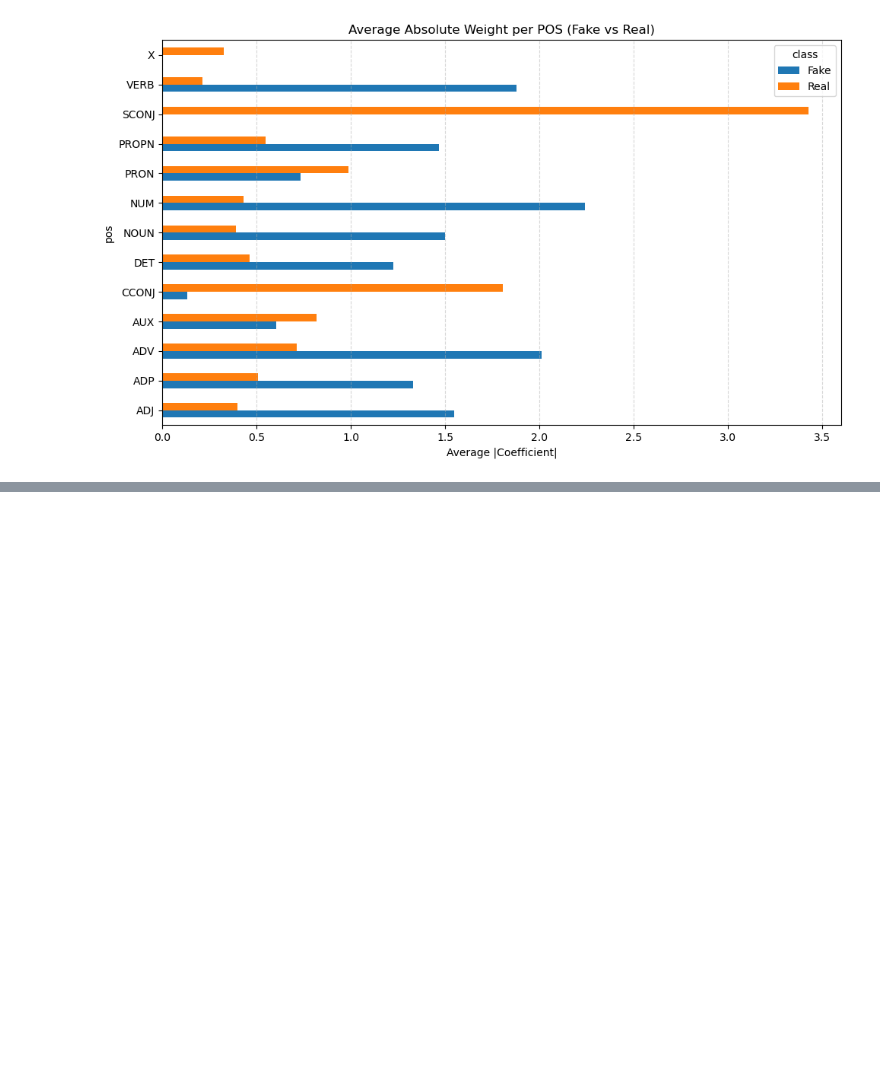
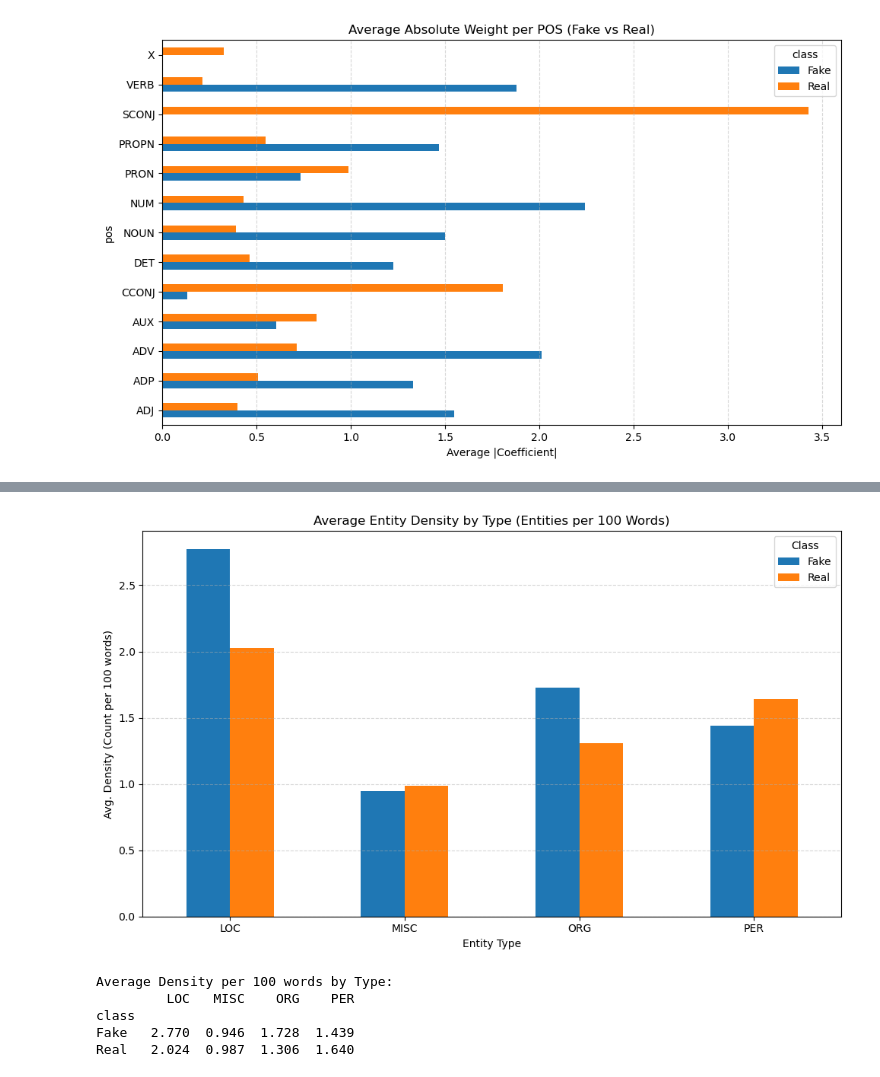
Before and after one commit to DuarteCruz6/MLChallenge-2526, a Jupyter notebook: presentation/notebooks/other_stuff/extra_graphs.ipynb, the cells around one changed output, grey strips where cells are left out. Cells and saved outputs as stored; diff of their text form; code cells hidden in the pictures; blank space fills up the shorter version.

```diff
--- a/presentation/notebooks/other_stuff/extra_graphs.ipynb
+++ b/presentation/notebooks/other_stuff/extra_graphs.ipynb
@@ -140,0 +199,55 @@ plt.show()
+# %%
+# 1. Initialize data list for type-specific density
+type_density_records = []
+
+# Target types from your original graph
+target_types = ["LOC", "MISC", "ORG", "PER"]
+
+for text, label in zip(texts, labels):
+    doc = nlp(text)
+    word_count = len(text.split())
+
+    # Skip empty texts to avoid division by zero
+    if word_count == 0:
+        continue
+
+    # Initialize counts for this specific article
+    counts = {t: 0 for t in target_types}
+    for ent in doc.ents:
+        if ent.label_ in counts:
+            counts[ent.label_] += 1
+
+    # Calculate density for each type: (Count / Words) * 100
+    row = {"class": "Fake" if label == 1 else "Real"}
+    for t in target_types:
+        row[t] = (counts[t] / word_count) * 100
+
+    type_density_records.append(row)
+
+# 2. Create DataFrame and calculate averages
+df_type_density = pd.DataFrame(type_density_records)
+avg_type_density = df_type_density.groupby("class").mean()
+
+# 3. Plotting (Transposing so Entity Type is on the X-axis)
+# Note: 'avg_type_density.T' swaps rows and columns for the bar chart
+avg_type_density.T.plot(kind="bar", figsize=(10, 6), color=['tab:blue', 'tab:orange'])
+
+plt.title("Average Entity Density by Type (Entities per 100 Words)")
+plt.ylabel("Avg. Density (Count per 100 words)")
+plt.xlabel("Entity Type")
+plt.xticks(rotation=0)
+plt.legend(title="Class")
+plt.grid(axis='y', linestyle='--', alpha=0.5)
+plt.tight_layout()
+plt.show()
+
+# Print the table for exact numbers
+print("Average Density per 100 words by Type:")
+print(avg_type_density.round(3))
+# %% [output]
+[figure, added]
+Average Density per 100 words by Type:
+         LOC   MISC    ORG    PER
+class
+Fake   2.770  0.946  1.728  1.439
+Real   2.024  0.987  1.306  1.640
```
Also changed, not shown: parts of 4 cells of this notebook.
